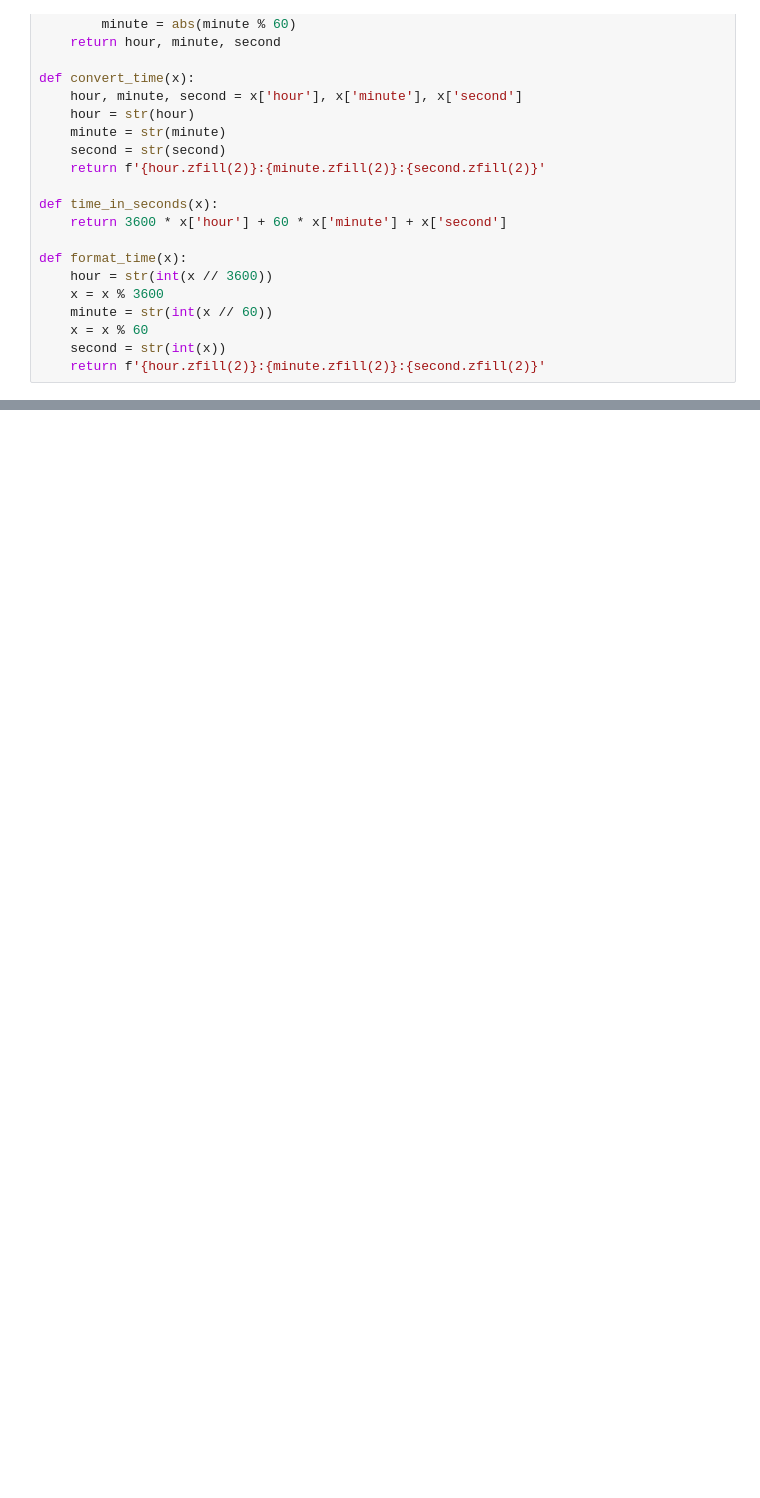
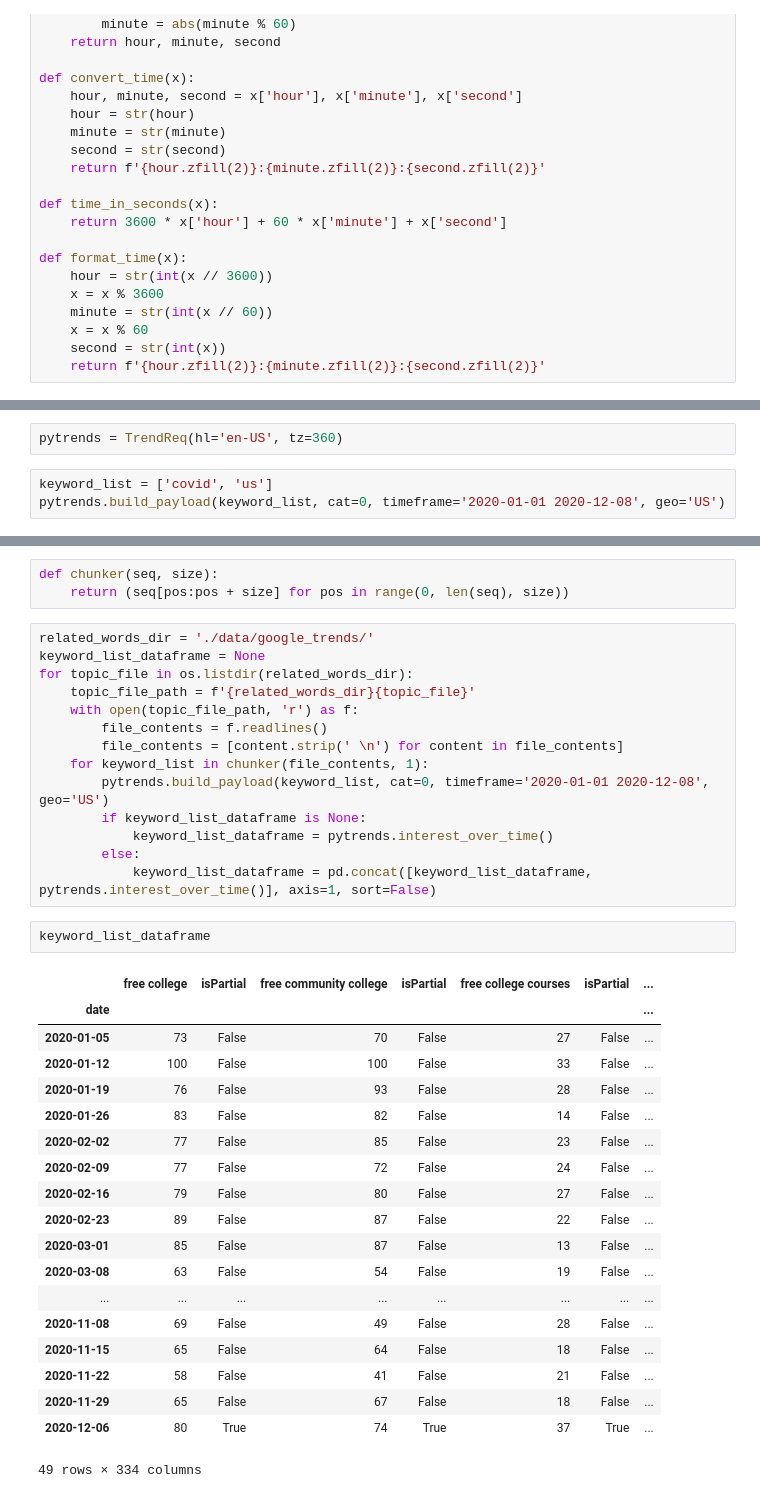
Before and after one commit to loganfrank/data-visualization, a Jupyter notebook: project/prototyping.ipynb, the cells around one changed output, grey strips where cells are left out. Drawn from its saved outputs; the diff is of its cells as text; blank space fills up the shorter version.

```diff
--- a/project/prototyping.ipynb
+++ b/project/prototyping.ipynb
@@ -335,0 +260,5 @@ print(low_low, low_high, low_dec)
+# %%
+pytrends = TrendReq(hl='en-US', tz=360)
+# %%
+keyword_list = ['covid', 'us']
+pytrends.build_payload(keyword_list, cat=0, timeframe='2020-01-01 2020-12-08', geo='US')
@@ -335,0 +286,39 @@ print(low_low, low_high, low_dec)
+# %%
+def chunker(seq, size):
+    return (seq[pos:pos + size] for pos in range(0, len(seq), size))
+# %%
+related_words_dir = './data/google_trends/'
+keyword_list_dataframe = None
+for topic_file in os.listdir(related_words_dir):
+    topic_file_path = f'{related_words_dir}{topic_file}'
+    with open(topic_file_path, 'r') as f:
+        file_contents = f.readlines()
+        file_contents = [content.strip(' \n') for content in file_contents]
+    for keyword_list in chunker(file_contents, 1):
+        pytrends.build_payload(keyword_list, cat=0, timeframe='2020-01-01 2020-12-08', geo='US')
+        if keyword_list_dataframe is None:
+            keyword_list_dataframe = pytrends.interest_over_time()
+        else:
+            keyword_list_dataframe = pd.concat([keyword_list_dataframe, pytrends.interest_over_time()], axis=1, sort=False)
+# %%
+keyword_list_dataframe
+# %% [output]
+|  | free college | isPartial | free community college | isPartial | free college courses | isPartial | ... |
+| date |  |  |  |  |  |  | ... |
+| 2020-01-05 | 73 | False | 70 | False | 27 | False | ... |
+| 2020-01-12 | 100 | False | 100 | False | 33 | False | ... |
+| 2020-01-19 | 76 | False | 93 | False | 28 | False | ... |
+| 2020-01-26 | 83 | False | 82 | False | 14 | False | ... |
+| 2020-02-02 | 77 | False | 85 | False | 23 | False | ... |
+| 2020-02-09 | 77 | False | 72 | False | 24 | False | ... |
+| 2020-02-16 | 79 | False | 80 | False | 27 | False | ... |
+| 2020-02-23 | 89 | False | 87 | False | 22 | False | ... |
+| 2020-03-01 | 85 | False | 87 | False | 13 | False | ... |
+| 2020-03-08 | 63 | False | 54 | False | 19 | False | ... |
+| ... | ... | ... | ... | ... | ... | ... | ... |
+| 2020-11-08 | 69 | False | 49 | False | 28 | False | ... |
+| 2020-11-15 | 65 | False | 64 | False | 18 | False | ... |
+| 2020-11-22 | 58 | False | 41 | False | 21 | False | ... |
+| 2020-11-29 | 65 | False | 67 | False | 18 | False | ... |
+| 2020-12-06 | 80 | True | 74 | True | 37 | True | ... |
+49 rows × 334 columns
```
Also changed, not shown: parts of 20 cells of this notebook.
